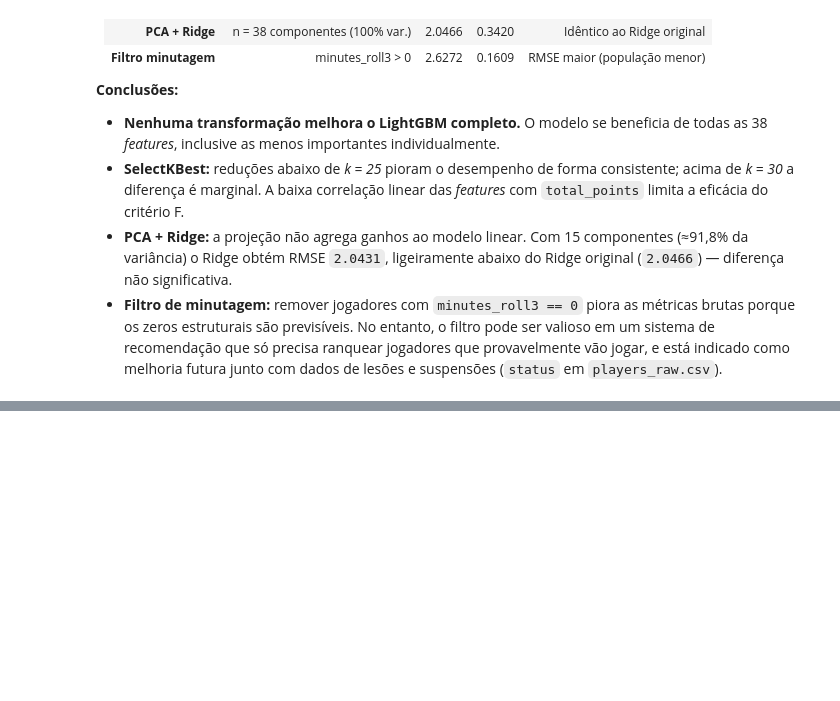
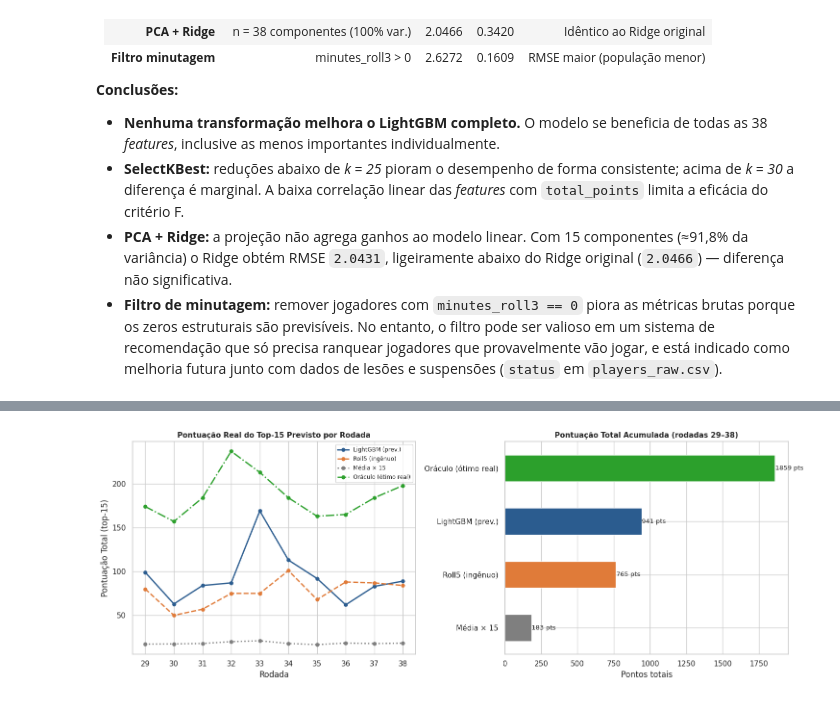
Before and after one commit to danieljmanzano/trab-icd, a Jupyter notebook: projeto_fpl.ipynb, the cells around one changed output, grey strips where cells are left out. Cells and saved outputs as stored; diff of their text form; code cells hidden in the pictures; blank space fills up the shorter version.

```diff
--- a/projeto_fpl.ipynb
+++ b/projeto_fpl.ipynb
@@ -1669,0 +1819,89 @@ previsíveis e sua remoção torna o problema intrinsecamente mais difícil.
+# %%
+SQUAD_SIZE = 15
+
+sim_results = []
+
+for rnd in sorted(test_df['round'].unique()):
+    rnd_df = test_df[test_df['round'] == rnd].copy()
+    rnd_df['y_real'] = y_test.loc[rnd_df.index].values
+    rnd_df['y_pred_lgbm'] = lgbm_final.predict(rnd_df[feature_cols])
+    rnd_df['roll5_pred']  = rnd_df['total_points_roll5'].fillna(0)
+
+    n = min(SQUAD_SIZE, len(rnd_df))
+
+    # Time LightGBM
+    top_lgbm = rnd_df.nlargest(n, 'y_pred_lgbm')
+    pts_lgbm = top_lgbm['y_real'].sum()
+
+    # Time Roll5 (baseline ingênuo de FPL)
+    top_roll5 = rnd_df.nlargest(n, 'roll5_pred')
+    pts_roll5 = top_roll5['y_real'].sum()
+
+    # Média da rodada (todos os jogadores)
+    pts_avg = rnd_df['y_real'].mean() * n
+
+    # Time ótimo (oráculo — melhor possível)
+    pts_oracle = rnd_df.nlargest(n, 'y_real')['y_real'].sum()
+
+    sim_results.append({
+        'round': rnd,
+        'LightGBM (prev.)': pts_lgbm,
+        'Roll5 (ingênuo)': pts_roll5,
+        'Média × 15': round(pts_avg, 1),
+        'Oráculo (ótimo real)': pts_oracle
+    })
+
+sim_df = pd.DataFrame(sim_results).set_index('round')
+
+# Exibir
+display(sim_df)
+
+totals = sim_df.sum(numeric_only=True)
+print('\n=== Pontuação Total Acumulada (rodadas 29–38, top-15 por rodada) ===')
+for col in sim_df.columns:
+    print(f'  {col:<30}: {totals[col]:.0f} pts')
+
+pct_vs_avg = (totals['LightGBM (prev.)'] / totals['Média × 15'] - 1) * 100
+pct_vs_roll5 = (totals['LightGBM (prev.)'] / totals['Roll5 (ingênuo)'] - 1) * 100
+print(f'\n  LightGBM supera Média × 15 em  : +{pct_vs_avg:.1f}%')
+print(f'  LightGBM supera Roll5 (ingênuo) : {pct_vs_roll5:+.1f}%')
+
+# Gráfico
+fig, axes = plt.subplots(1, 2, figsize=(15, 5.5))
+
+palette = {
+    'LightGBM (prev.)':     '#2b5c8f',
+    'Roll5 (ingênuo)':      '#e07b39',
+    'Média × 15':           '#7f7f7f',
+    'Oráculo (ótimo real)': '#2ca02c'
+}
+linestyles = {
+    'LightGBM (prev.)': '-',
+    'Roll5 (ingênuo)': '--',
+    'Média × 15': ':',
+    'Oráculo (ótimo real)': '-.'
+}
+
+for col in sim_df.columns:
+    axes[0].plot(sim_df.index, sim_df[col],
+                 marker='o', markersize=5, linewidth=2,
+                 color=palette[col], linestyle=linestyles[col], label=col)
+
+axes[0].set_title('Pontuação Real do Top-15 Previsto por Rodada', fontsize=11, fontweight='bold')
+axes[0].set_xlabel('Rodada')
+axes[0].set_ylabel('Pontuação Total (top-15)')
+axes[0].set_xticks(sim_df.index)
+axes[0].legend(fontsize=8.5)
+
+# Barras acumuladas
+totals_plot = totals.sort_values(ascending=True)
+colors_bar = [palette[c] for c in totals_plot.index]
+totals_plot.plot(kind='barh', color=colors_bar, ax=axes[1])
+for i, (val, label) in enumerate(zip(totals_plot.values, totals_plot.index)):
+    axes[1].text(val + 2, i, f'{val:.0f} pts', va='center', fontsize=9.5)
+axes[1].set_title('Pontuação Total Acumulada (rodadas 29–38)', fontsize=11, fontweight='bold')
+axes[1].set_xlabel('Pontos totais')
+
+plt.tight_layout()
+plt.show()
+# %% [output]
@@ -1669,0 +1928 @@ previsíveis e sua remoção torna o problema intrinsecamente mais difícil.
+[figure, added]
```
Also changed, not shown: parts of 6 cells of this notebook.
